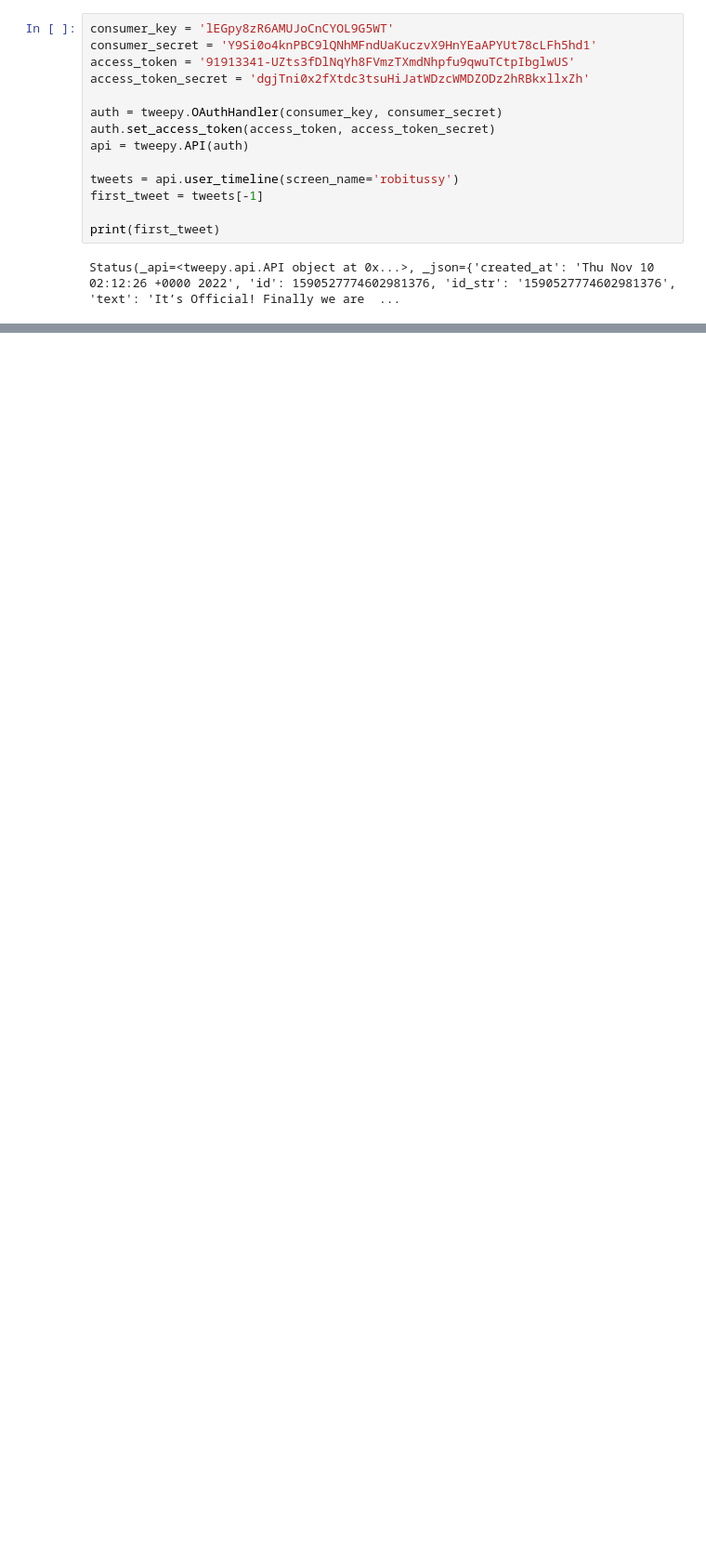
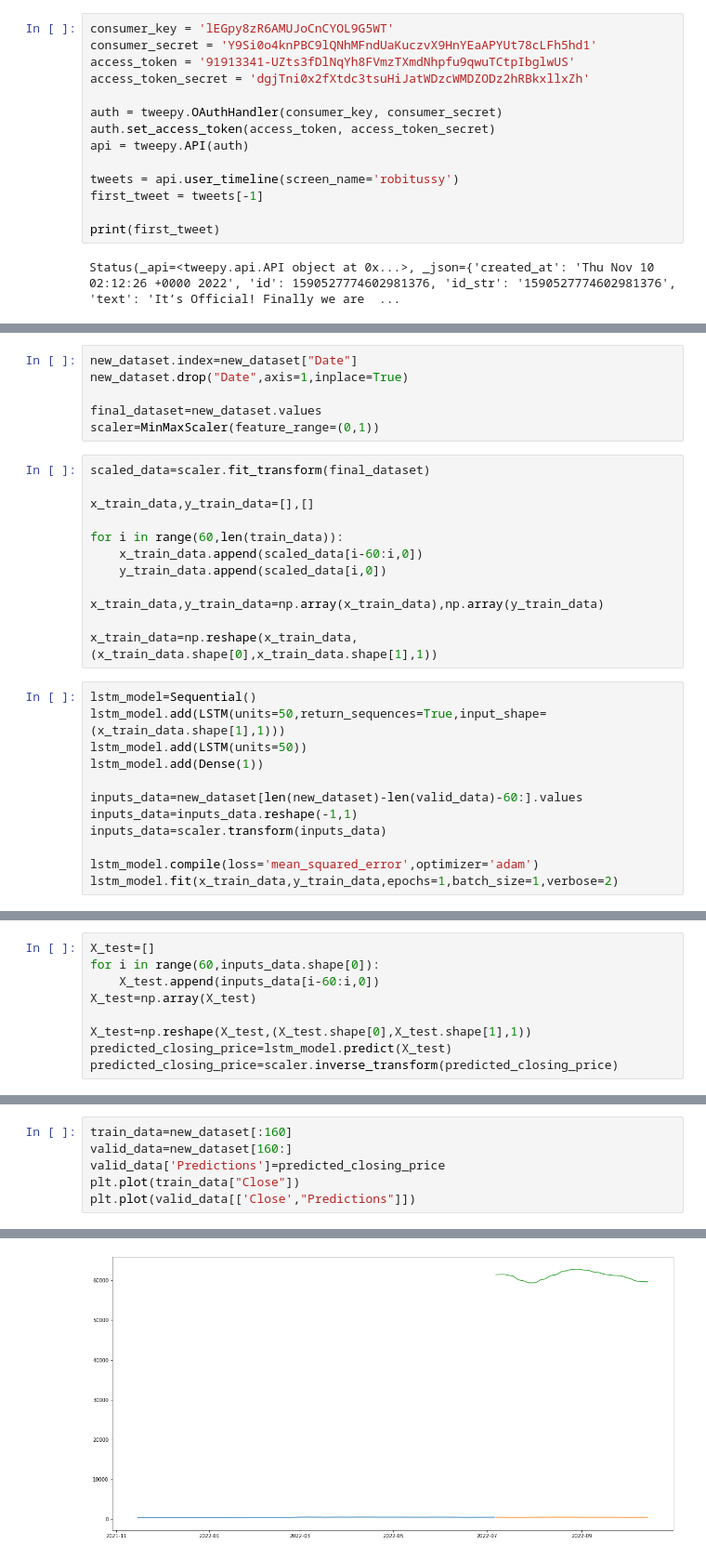
Before and after one commit to evanstrait/Ironhack-Final, a Jupyter notebook: Final_Project.ipynb, the cells around one changed output, grey strips where cells are left out. Shown: that part at 93% size. Drawn from its saved outputs; the diff is of its cells as text; blank space fills up the shorter version.

```diff
--- a/Final_Project.ipynb
+++ b/Final_Project.ipynb
@@ -394,0 +284,30 @@ Status(_api=<tweepy.api.API object at 0x...>, _json={'created_at': 'Thu Nov 10 2
+# %%
+new_dataset.index=new_dataset["Date"]
+new_dataset.drop("Date",axis=1,inplace=True)
+
+final_dataset=new_dataset.values
+scaler=MinMaxScaler(feature_range=(0,1))
+# %%
+scaled_data=scaler.fit_transform(final_dataset)
+
+x_train_data,y_train_data=[],[]
+
+for i in range(60,len(train_data)):
+    x_train_data.append(scaled_data[i-60:i,0])
+    y_train_data.append(scaled_data[i,0])
+
+x_train_data,y_train_data=np.array(x_train_data),np.array(y_train_data)
+
+x_train_data=np.reshape(x_train_data,(x_train_data.shape[0],x_train_data.shape[1],1))
+# %%
+lstm_model=Sequential()
+lstm_model.add(LSTM(units=50,return_sequences=True,input_shape=(x_train_data.shape[1],1)))
+lstm_model.add(LSTM(units=50))
+lstm_model.add(Dense(1))
+
+inputs_data=new_dataset[len(new_dataset)-len(valid_data)-60:].values
+inputs_data=inputs_data.reshape(-1,1)
+inputs_data=scaler.transform(inputs_data)
+
+lstm_model.compile(loss='mean_squared_error',optimizer='adam')
+lstm_model.fit(x_train_data,y_train_data,epochs=1,batch_size=1,verbose=2)
@@ -394,0 +317,9 @@ Status(_api=<tweepy.api.API object at 0x...>, _json={'created_at': 'Thu Nov 10 2
+# %%
+X_test=[]
+for i in range(60,inputs_data.shape[0]):
+    X_test.append(inputs_data[i-60:i,0])
+X_test=np.array(X_test)
+
+X_test=np.reshape(X_test,(X_test.shape[0],X_test.shape[1],1))
+predicted_closing_price=lstm_model.predict(X_test)
+predicted_closing_price=scaler.inverse_transform(predicted_closing_price)
@@ -394,0 +330,7 @@ Status(_api=<tweepy.api.API object at 0x...>, _json={'created_at': 'Thu Nov 10 2
+# %%
+train_data=new_dataset[:160]
+valid_data=new_dataset[160:]
+valid_data['Predictions']=predicted_closing_price
+plt.plot(train_data["Close"])
+plt.plot(valid_data[['Close',"Predictions"]])
+# %% [output]
@@ -394,0 +344 @@ Status(_api=<tweepy.api.API object at 0x...>, _json={'created_at': 'Thu Nov 10 2
+[figure, added]
```
Also changed, not shown: parts of 38 cells of this notebook.
